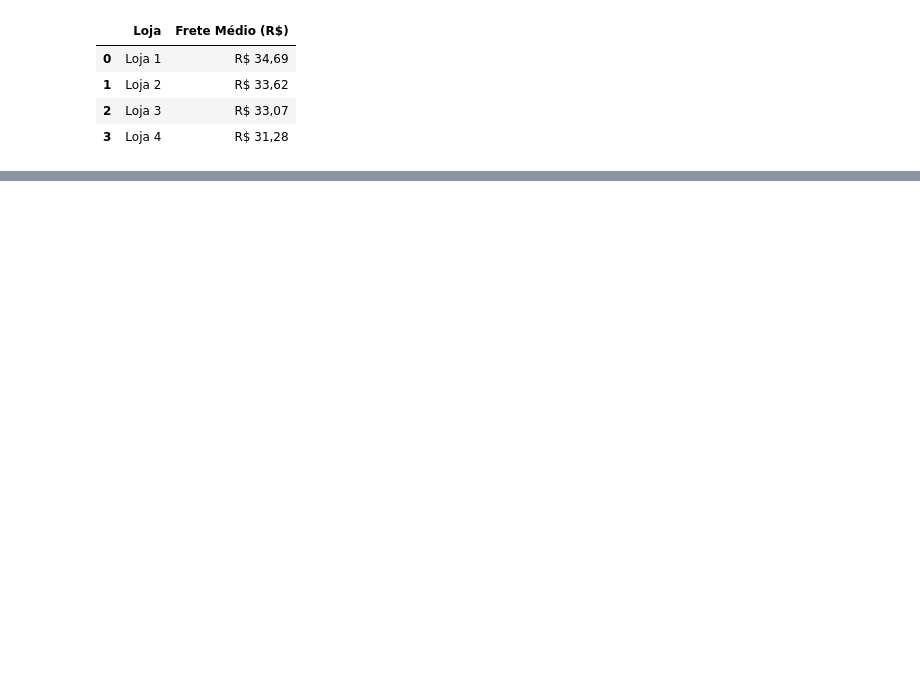
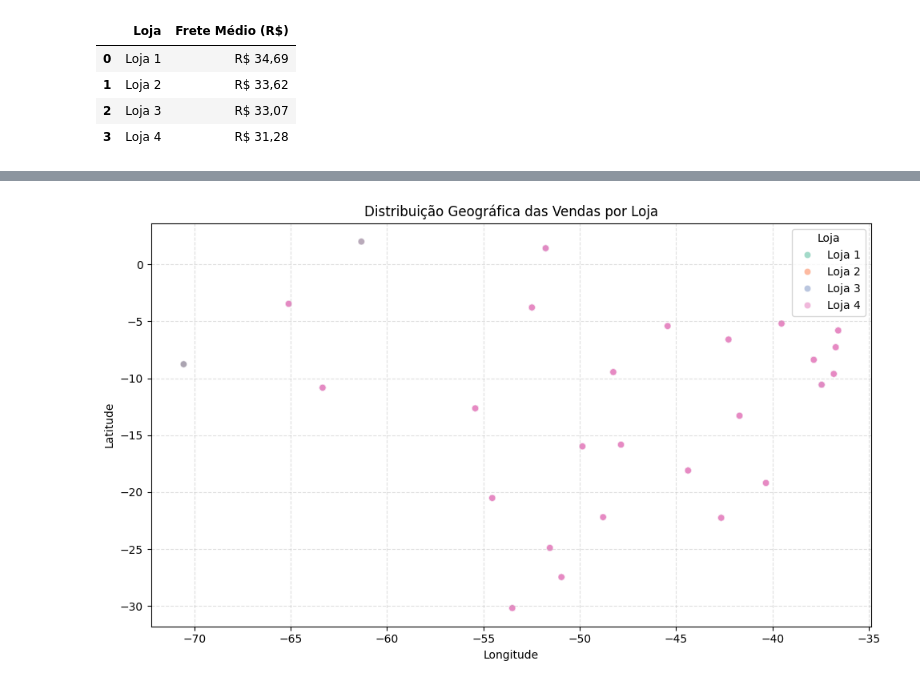
Before and after one commit to Mega-737/Amigo-Secreto-Challenge-, a Jupyter notebook: AluraStoreBr.ipynb, the cells around one changed output, grey strips where cells are left out. Cells and saved outputs as stored; diff of their text form; code cells hidden in the pictures; blank space fills up the shorter version.

```diff
--- a/AluraStoreBr.ipynb
+++ b/AluraStoreBr.ipynb
@@ -236,0 +267,12 @@ df_frete[['Loja', 'Frete Médio (R$)']]
+# %%
+# Adicionando uma coluna 'Loja' em cada DataFrame
+loja_1['Loja'] = 'Loja 1'
+loja_2['Loja'] = 'Loja 2'
+loja_3['Loja'] = 'Loja 3'
+loja_4['Loja'] = 'Loja 4'
+
+# Juntando tudo em um único DataFrame
+df_geo = pd.concat([loja_1, loja_2, loja_3, loja_4], ignore_index=True)
+
+# Visualizando as colunas de localização
+df_geo[['Loja', 'lat', 'lon']].head()
@@ -236,0 +286,12 @@ df_frete[['Loja', 'Frete Médio (R$)']]
+# %%
+# 📍 Visualização simples de dispersão geográfica
+plt.figure(figsize=(10, 6))
+sns.scatterplot(data=df_geo, x='lon', y='lat', hue='Loja', alpha=0.6, palette='Set2')
+plt.title('Distribuição Geográfica das Vendas por Loja')
+plt.xlabel('Longitude')
+plt.ylabel('Latitude')
+plt.grid(True, linestyle='--', alpha=0.4)
+plt.tight_layout()
+plt.show()
+# %% [output]
+[figure, added]
```
Also changed, not shown: parts of 10 cells of this notebook.
